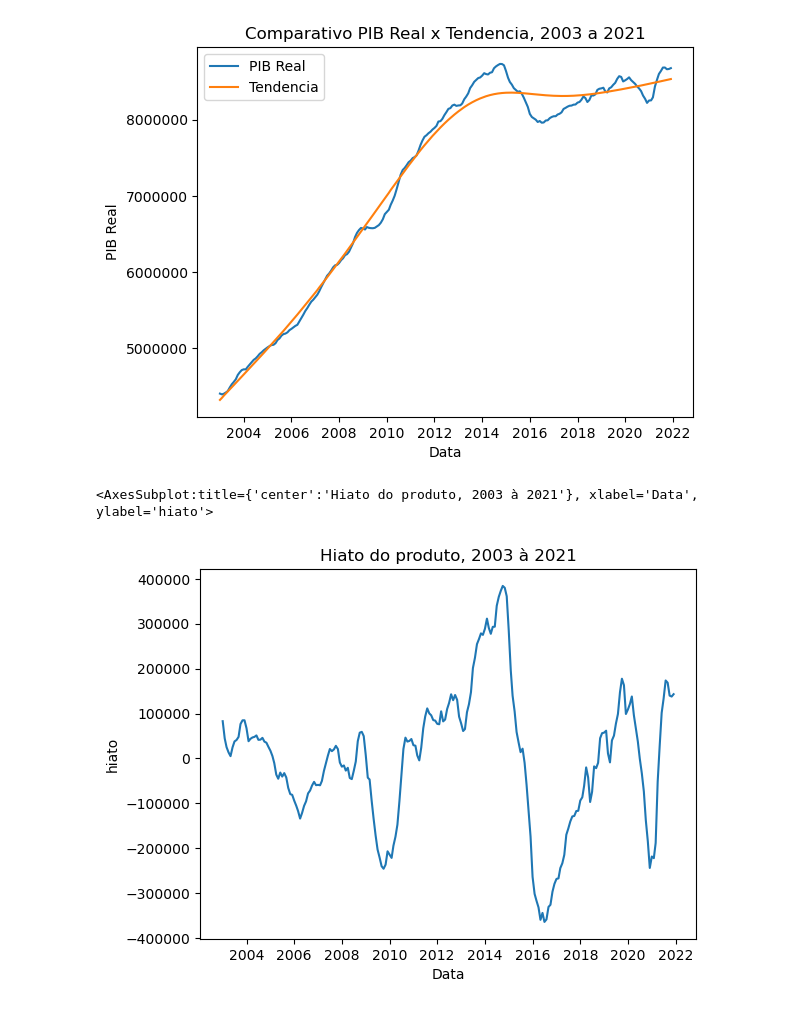
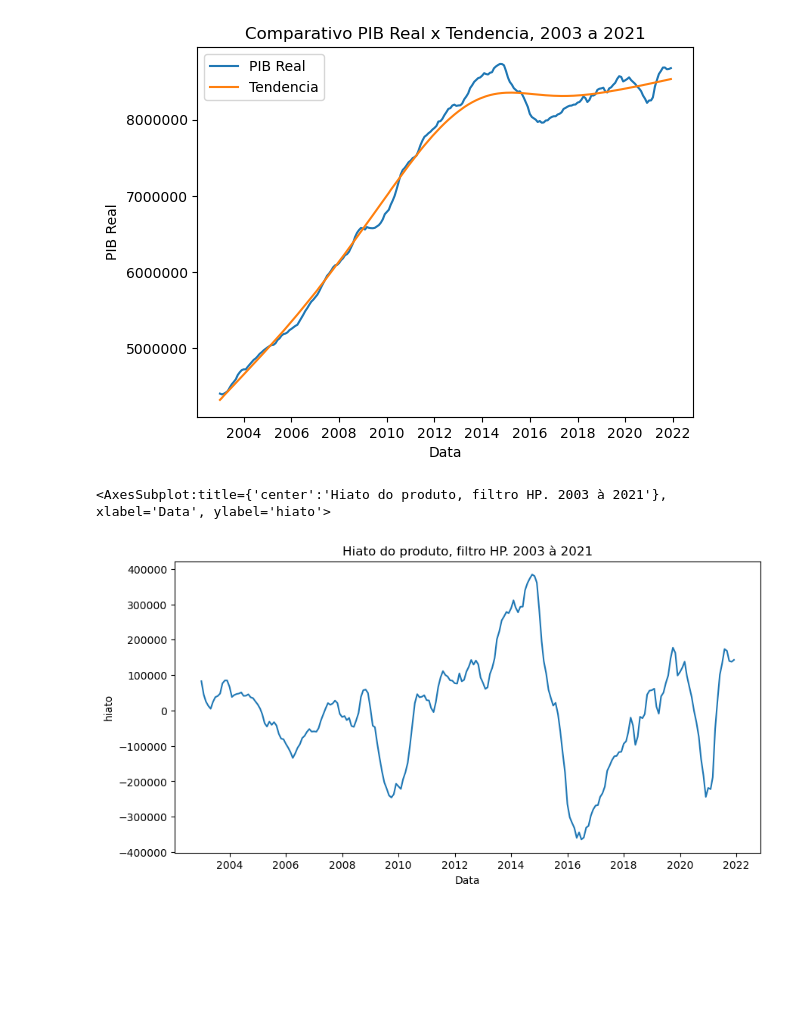
Before and after one commit to rehpires/EconometriaUFPB-2022, a Jupyter notebook: Script.ipynb, the cells around one changed output. Cells and saved outputs as stored; diff of their text form; code cells hidden in the pictures; blank space fills up the shorter version.

```diff
--- a/Script.ipynb
+++ b/Script.ipynb
@@ -375,6 +407,7 @@ plt.rcdefaults()
 # %% [output]
 [figure]
 # %%
+plt.rcParams.update({'figure.figsize': (10,5)})
 #Hiato do PIB
 pibh = pibr - pib_dec.trend
 
@@ -385,4 +418,6 @@ ax.xaxis.set_major_locator(mdates.YearLocator(base=2))
 fig.autofmt_xdate()
 ax.set_title("\n".join(wrap("Hiato do PIB", 60)))
 fig.tight_layout()
+
+plt.rcdefaults()
 # %% [output]
@@ -408,9 +443,10 @@ Text(0.5, 1.0, 'Comparativo PIB Real x Tendencia, 2003 a 2021')
 # %%
 pib_hp["hiato"] = pibr - trend
 
-fig, ax = plt.subplots()
-ax.set_title("Hiato do produto, 2003 à 2021")
+plt.rcParams.update({'figure.figsize': (10,5)})
+fig,ax = plt.subplots(1,1)
+ax.set_title("Hiato do produto, filtro HP. 2003 à 2021")
 sns.lineplot(data=pib_hp, x="Data", y="hiato",dashes=False)
 # %% [output]
-<AxesSubplot:title={'center':'Hiato do produto, 2003 à 2021'}, xlabel='Data', ylabel='hiato'>
+<AxesSubplot:title={'center':'Hiato do produto, filtro HP. 2003 à 2021'}, xlabel='Data', ylabel='hiato'>
-[figure, old version]
+[figure, new version]
```
Also changed, not shown: parts of 3 cells of this notebook.
